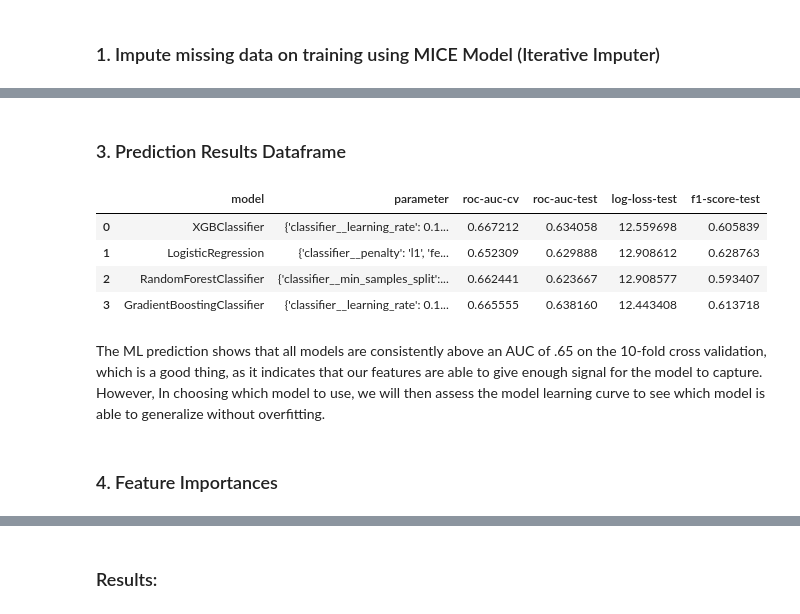
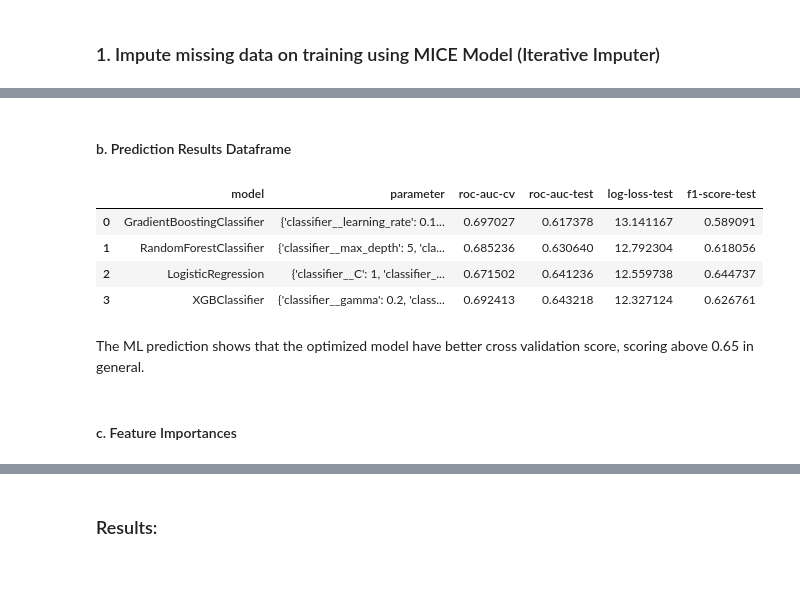
Before and after one commit to arytontediarjo/mpower-gait-analysis, a Jupyter notebook: notebooks/04.model-performances.ipynb, the cells around one changed output, grey strips where cells are left out. Saved outputs shown, nothing was run; the diff lists cells and outputs as text; code cells hidden in the pictures; blank space fills up the shorter version.

```diff
--- a/notebooks/04.model-performances.ipynb
+++ b/notebooks/04.model-performances.ipynb
@@ -274,6 +348,8 @@ imputer = IterativeImputer(
     initial_strategy = "median")\
     .fit(X_train)
 
-X_train_impute = imputer.fit_transform(X_train)
-X_test_impute = imputer.fit_transform(X_test)
+X_train_impute = pd.DataFrame(imputer.fit_transform(X_train),
+                              columns = X_train.columns)
+X_test_impute = pd.DataFrame(imputer.fit_transform(X_test),
+                             columns = X_train.columns)
 # %% [markdown]
@@ -332,0 +442,6 @@ After assessing the initial model performance using commonly used classification
+# %%
+plot_learning_curves(X_train_impute, y_train,
+                     init_xgb_model,
+                     init_rf_model,
+                     init_gb_model,
+                     init_lr_model)
@@ -359,18 +518,20 @@ Fitting 10 folds for each of 72 candidates, totalling 720 fits
 # %% [markdown]
-### 3. Prediction Results Dataframe
+#### b. Prediction Results Dataframe
 # %%
-get_results_dataframe(X_test_impute, y_test,
-                      cv_xgb_model,
+get_results_dataframe(X_train, y_train,
+                      X_test_impute,
+                      y_test,
+                      cv_gb_model,
+                      cv_rf_model,
                       cv_lr_model,
-                      cv_rf_model,
-                      cv_gb_model)
+                      cv_xgb_model)
 # %% [output]
 |  | model | parameter | roc-auc-cv | roc-auc-test | log-loss-test | f1-score-test |
-| 0 | XGBClassifier | {'classifier__learning_rate': 0.1... | 0.667212 | 0.634058 | 12.559698 | 0.605839 |
-| 1 | LogisticRegression | {'classifier__penalty': 'l1', 'fe... | 0.652309 | 0.629888 | 12.908612 | 0.628763 |
-| 2 | RandomForestClassifier | {'classifier__min_samples_split':... | 0.662441 | 0.623667 | 12.908577 | 0.593407 |
-| 3 | GradientBoostingClassifier | {'classifier__learning_rate': 0.1... | 0.665555 | 0.638160 | 12.443408 | 0.613718 |
+| 0 | GradientBoostingClassifier | {'classifier__learning_rate': 0.1... | 0.697027 | 0.617378 | 13.141167 | 0.589091 |
+| 1 | RandomForestClassifier | {'classifier__max_depth': 5, 'cla... | 0.685236 | 0.630640 | 12.792304 | 0.618056 |
+| 2 | LogisticRegression | {'classifier__C': 1, 'classifier_... | 0.671502 | 0.641236 | 12.559738 | 0.644737 |
+| 3 | XGBClassifier | {'classifier__gamma': 0.2, 'class... | 0.692413 | 0.643218 | 12.327124 | 0.626761 |
-# %% [markdown]
-The ML prediction shows that all models are consistently above an AUC of .65 on the 10-fold cross validation, which is a good thing, as it indicates that our features are able to give enough signal for the model to capture. However, In choosing which model to use, we will then assess the model learning curve to see which model is able to generalize without overfitting.
+# %% [markdown]
+The ML prediction shows that the optimized model have better cross validation score, scoring above 0.65 in general.
 # %% [markdown]
-### 4. Feature Importances
+#### c. Feature Importances
```
Also changed, not shown: parts of 41 cells of this notebook, 4 other files.
